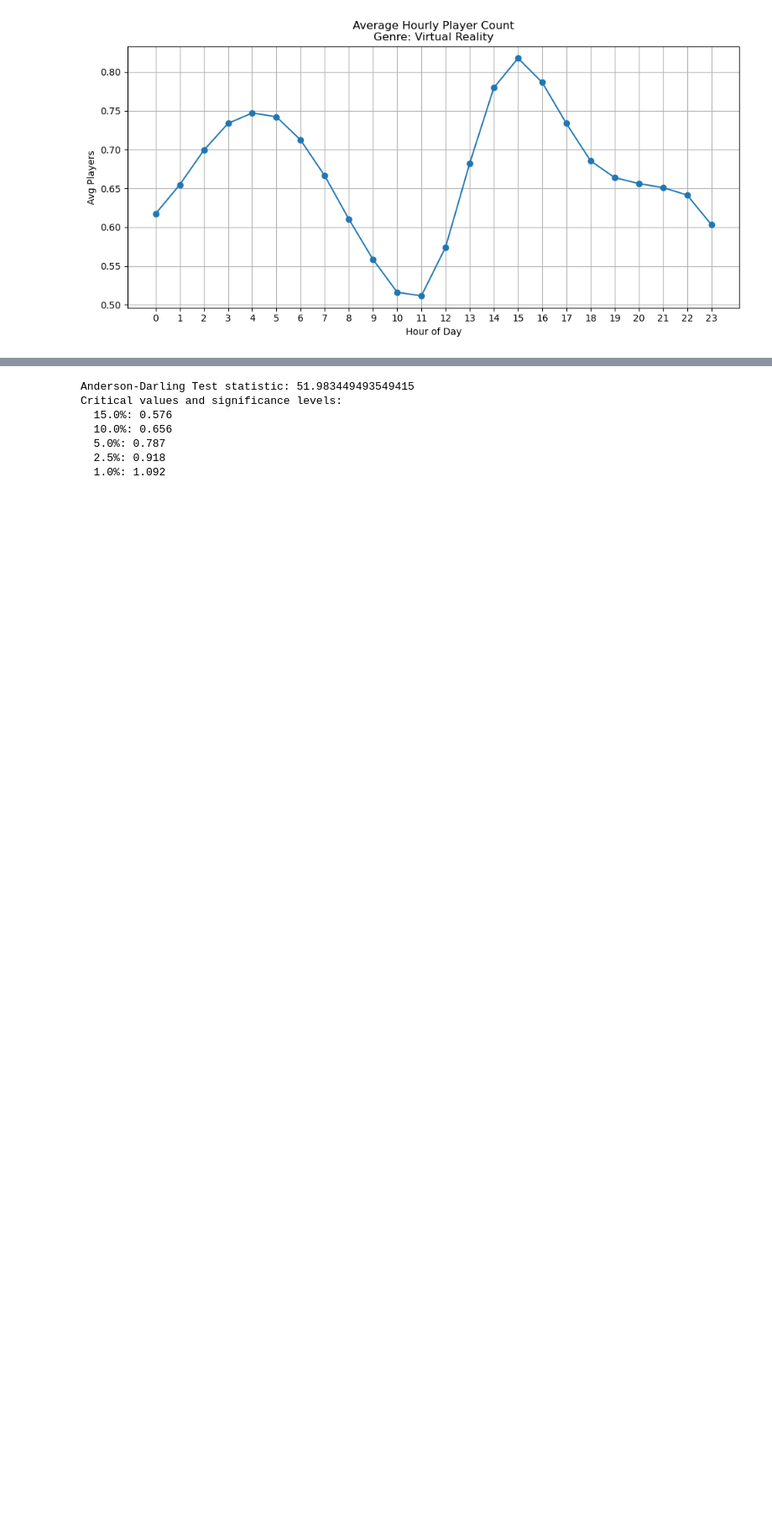
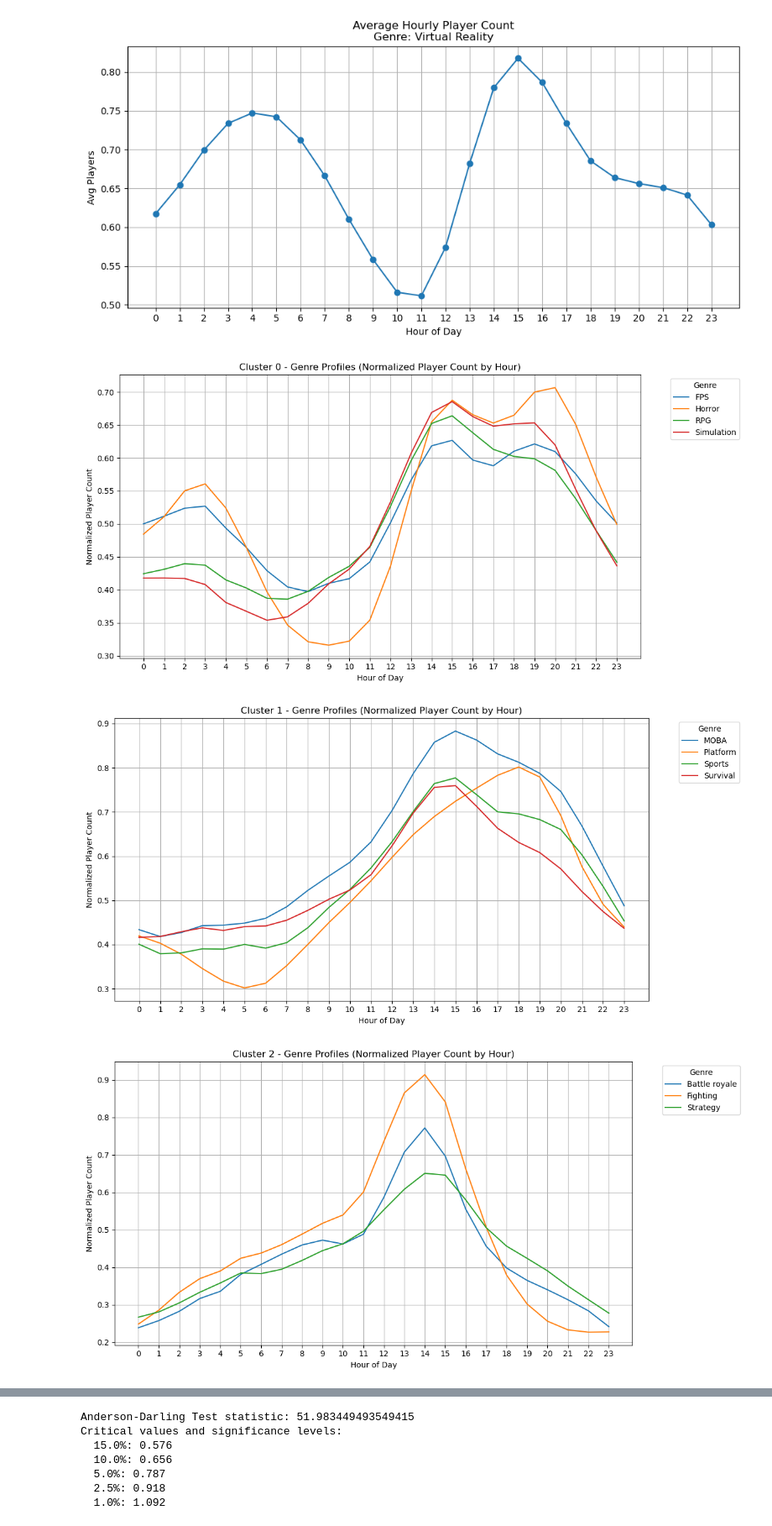
Before and after one commit to JonatanK-son/steam-player-count-trends, a Jupyter notebook: Final Project Group 16.ipynb, the cells around one changed output, grey strips where cells are left out. Shown at 84% size. Drawn from its saved outputs; the diff is of its cells as text; code cells hidden in the pictures; blank space fills up the shorter version.

```diff
--- a/Final Project Group 16.ipynb
+++ b/Final Project Group 16.ipynb
@@ -235,3 +238,42 @@ for genre in genres:
 [figure]
 [figure]
 [figure]
+# %%
+# Compute average normalized player count per hour per genre
+genre_hourly = playerData.groupby(["Genre", "Hour"])["NormalizedPlayerCount"].mean().reset_index()
+
+# Pivot to create a matrix: Genre x Hour (each row = 24 hourly features)
+genre_matrix = genre_hourly.pivot(index="Genre", columns="Hour", values="NormalizedPlayerCount")
+
+# Fill any missing values (if some genres lack certain hours)
+genre_matrix.fillna(0, inplace=True)
+
+# Normalize features (optional but helpful for KMeans)
+scaler = StandardScaler()
+scaled_data = scaler.fit_transform(genre_matrix)
+
+# Perform KMeans clustering (try 3–5 clusters to start)
+kmeans = KMeans(n_clusters=4, random_state=42)
+genre_matrix["Cluster"] = kmeans.fit_predict(scaled_data)
+
+# Plot clusters as line plots
+for cluster_id in sorted(genre_matrix["Cluster"].unique()):
+    plt.figure(figsize=(12, 6))
+    cluster_genres = genre_matrix[genre_matrix["Cluster"] == cluster_id].index
+    cluster_profiles = genre_matrix.loc[cluster_genres].drop(columns="Cluster")
+
+    for genre in cluster_genres:
+        plt.plot(cluster_profiles.columns, cluster_profiles.loc[genre], label=genre)
+
+    plt.title(f"Cluster {cluster_id} - Genre Profiles (Normalized Player Count by Hour)")
+    plt.xlabel("Hour of Day")
+    plt.ylabel("Normalized Player Count")
+    plt.xticks(range(0, 24))
+    plt.legend(title="Genre", bbox_to_anchor=(1.05, 1), loc="upper left")
+    plt.grid(True)
+    plt.tight_layout()
+    plt.show()
+# %% [output]
+[figure, added]
+[figure, added]
+[figure, added]
```
Also changed, not shown: parts of 4 cells of this notebook.
